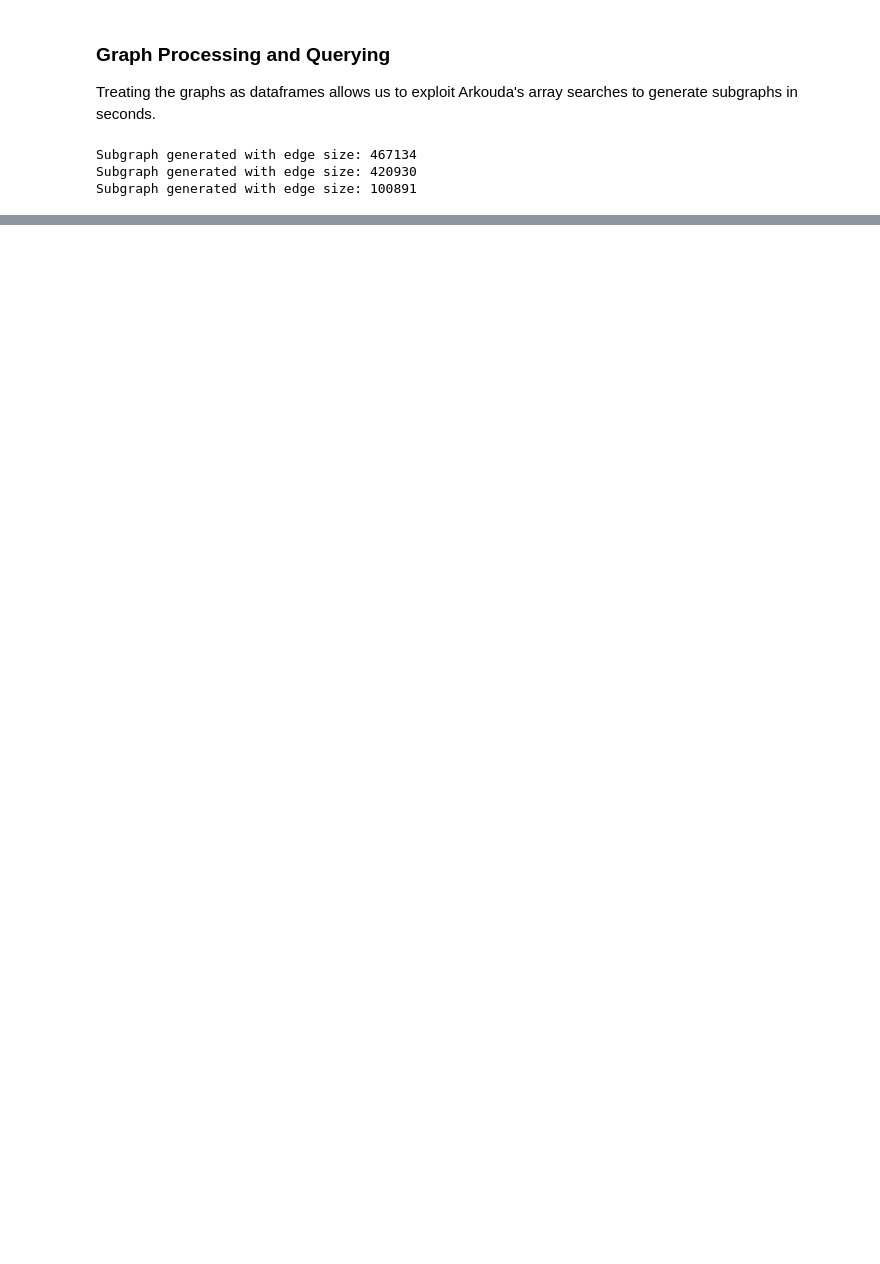
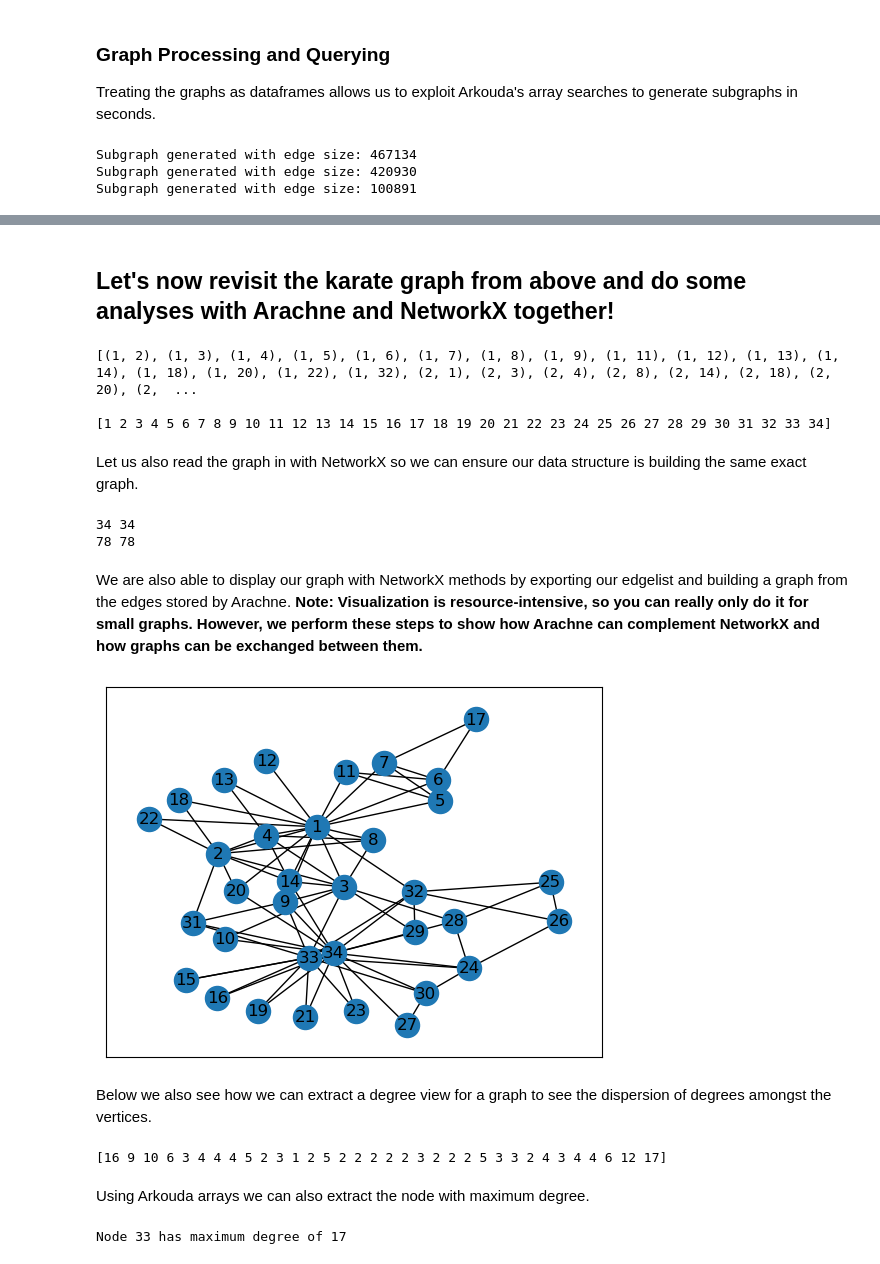
Before and after one commit to Bears-R-Us/arkouda-njit, a Jupyter notebook: arachne/arachne_sample.ipynb, the cells around one changed output, grey strips where cells are left out. Cells and saved outputs as stored; diff of their text form; code cells hidden in the pictures; blank space fills up the shorter version.

```diff
--- a/arachne/arachne_sample.ipynb
+++ b/arachne/arachne_sample.ipynb
@@ -131,0 +122,57 @@ Let's run some graph algorithms and see how we can use the returned information
+# %% [markdown]
+## Let's now revisit the karate graph from above and do some analyses with Arachne and NetworkX together!
+# %%
+filepath = "/scratch/users/oaa9/arkouda-njit/arachne/data/karate.mtx"
+G = ar.read_matrix_market_file(filepath)
+
+edge_src, edge_dst = G.edges()
+edge_src = edge_src.to_list()
+edge_dst = edge_dst.to_list()
+edge_list = []
+for (u,v) in zip(edge_src,edge_dst):
+    edge_list.append((u,v))
+
+
+nodes = G.nodes()
+
+print(edge_list)
+print()
+print(nodes)
+# %% [output]
+[(1, 2), (1, 3), (1, 4), (1, 5), (1, 6), (1, 7), (1, 8), (1, 9), (1, 11), (1, 12), (1, 13), (1, 14), (1, 18), (1, 20), (1, 22), (1, 32), (2, 1), (2, 3), (2, 4), (2, 8), (2, 14), (2, 18), (2, 20), (2,  ...
+
+[1 2 3 4 5 6 7 8 9 10 11 12 13 14 15 16 17 18 19 20 21 22 23 24 25 26 27 28 29 30 31 32 33 34]
+# %% [markdown]
+Let us also read the graph in with NetworkX so we can ensure our data structure is building the same exact graph.
+# %%
+fh = open(filepath, "rb")
+H = nx.from_scipy_sparse_array(sp.io.mmread(fh))
+print(len(G), len(H))
+print(G.size(), H.size())
+# %% [output]
+34 34
+78 78
+# %% [markdown]
+We are also able to display our graph with NetworkX methods by exporting our edgelist and building a graph from the edges stored by Arachne. **Note: Visualization is resource-intensive, so you can really only do it for small graphs. However, we perform these steps to show how Arachne can complement NetworkX and how graphs can be exchanged between them.**
+# %%
+nx_display = nx.Graph()
+nx_display.add_edges_from(edge_list)
+
+pos = nx.kamada_kawai_layout(nx_display)
+nx.draw_networkx(nx_display, pos, with_labels=True)
+plt.show()
+# %% [output]
+[figure, added]
+# %% [markdown]
+Below we also see how we can extract a degree view for a graph to see the dispersion of degrees amongst the vertices.
+# %%
+degrees = G.degree()
+print(degrees)
+# %% [output]
+[16 9 10 6 3 4 4 4 5 2 3 1 2 5 2 2 2 2 2 3 2 2 2 5 3 3 2 4 3 4 4 6 12 17]
+# %% [markdown]
+Using Arkouda arrays we can also extract the node with maximum degree.
+# %%
+print(f"Node {ak.argmax(degrees)} has maximum degree of {ak.max(degrees)}")
+# %% [output]
+Node 33 has maximum degree of 17
```
Also changed, not shown: parts of 32 cells of this notebook.
